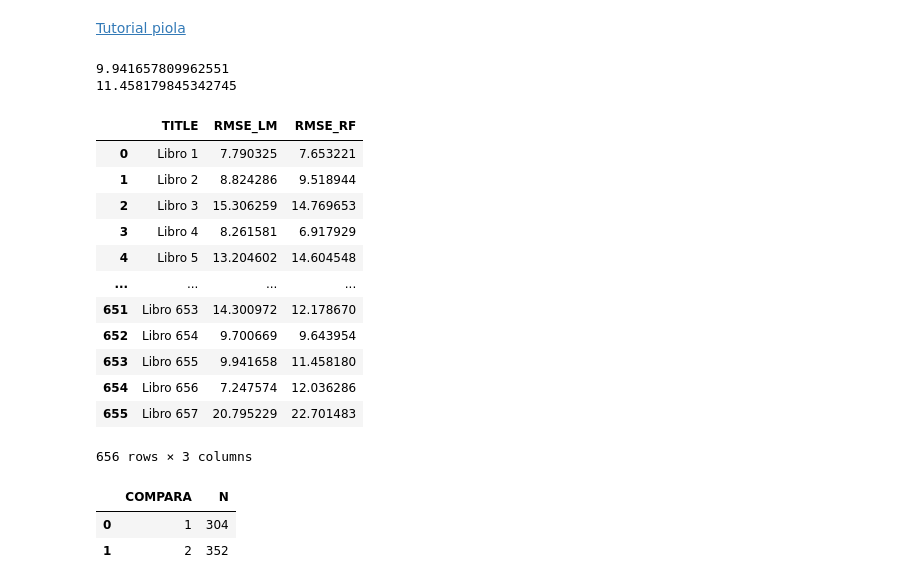
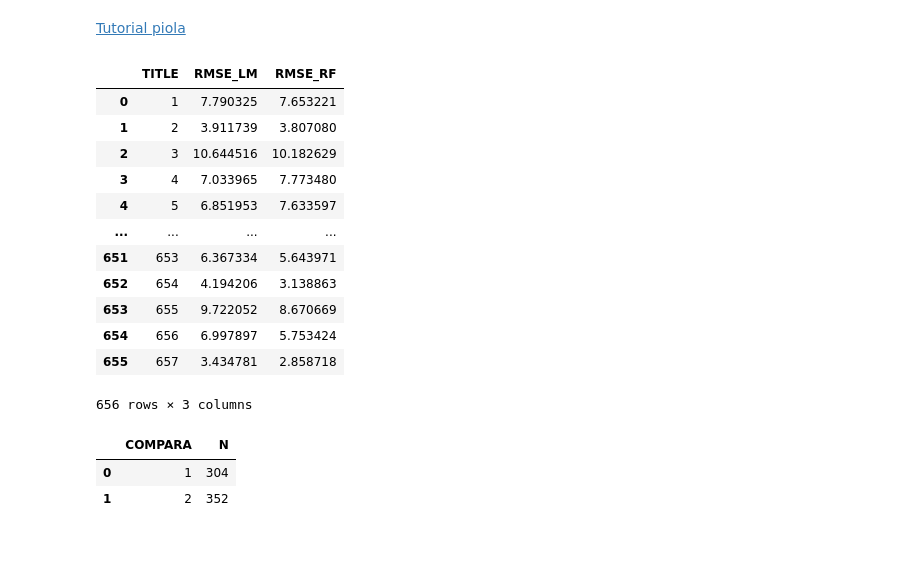
Before and after one commit to hghernandez/MachineLearning, a Jupyter notebook: python/ForecastPenguin/Forecast Penguim Random House.ipynb, the cells around one changed output. Saved outputs shown, nothing was run; the diff lists cells and outputs as text; code cells hidden in the pictures; blank space fills up the shorter version.

```diff
--- a/python/ForecastPenguin/Forecast Penguim Random House.ipynb
+++ b/python/ForecastPenguin/Forecast Penguim Random House.ipynb
@@ -208,6 +208,12 @@ rmse
 #Agrego un indice "Time" que es una secuencia de numeros de 1 a n por TITLE (Libro)
 
 st_libros['Time']= st_libros.groupby('TITLE').cumcount()
+
+#Agrego un libro numerico para evitar poder ordenar
+
+st_libros['Libro_num'] = st_libros.TITLE.str.extract('(\d+)')
+
+st_libros['Libro_num'] = st_libros['Libro_num'].astype(int)
 # %%
 #Creo listas para guardar los datos de entrenamiento y de test
 
@@ -217,17 +223,20 @@ y_train_list = []
 y_test_list = []
 
 #Creo un indice con la cantidad de libros
-libros = st_libros['TITLE'].unique()
-
+libros = st_libros['Libro_num'].unique()
+libros.sort()
 
 #Armo el loop
-for i in range(0,len(st_libros['TITLE'].unique())):
+for i in range(0,len(libros)):
     X_train,X_test,y_train,y_test = train_test_split(
-    st_libros[st_libros['TITLE'] == libros[i]].drop(['TITLE','Fecha','Cantidad'],axis=1),
-    st_libros.loc[st_libros['TITLE'] == libros[i],"Cantidad"],
+    st_libros[st_libros['Libro_num'] == libros[i]].drop(['TITLE','Fecha','Cantidad'],axis=1),
+    st_libros.loc[st_libros['Libro_num'] == libros[i],"Cantidad"],
     random_state = 123)
     #Agrego los valores
     X_train_list.append(X_train)
     X_test_list.append(X_test)
     y_train_list.append(y_train)
     y_test_list.append(y_test)
+
+print(X_train_list[1])
+print(y_train_list[1])
@@ -244,7 +271,7 @@ modelRF= {}
 model_fit_lm = []
 model_fit_rf = []
 
-for i in range(0,len(st_libros['TITLE'].unique())):
+for i in range(0,len(libros)):
     lm = linear_model.LinearRegression() #Importante generar una instancia del modelo en cada bucle
     modelLM[i] = lm
     mf = modelLM[i].fit(X_train_list[i],y_train_list[i])
@@ -277,33 +304,27 @@ for i in range(0,len(st_libros['TITLE'].unique())):
     rmse_list_lm.append(error_lm)
     error_rf = sqrt(mean_squared_error(y_test_list[i], predicciones_rf[i], squared=False))
     rmse_list_rf.append(error_rf)
-# %%
-print(rmse_list_lm[653])
-print(rmse_list_rf[653])
-# %% [output]
-9.941657809962551
-11.458179845342745
 # %%
 #Creo un data frame con los RMSE de los modelos
 
 df_errores = pd.DataFrame()
-df_errores['TITLE'] = df['TITLE'].unique()
+df_errores['TITLE'] = libros
 df_errores['RMSE_LM'] = pd.Series(rmse_list_lm)
 df_errores['RMSE_RF'] = pd.Series(rmse_list_rf)
 df_errores
 # %% [output]
 |  | TITLE | RMSE_LM | RMSE_RF |
-| 0 | Libro 1 | 7.790325 | 7.653221 |
-| 1 | Libro 2 | 8.824286 | 9.518944 |
-| 2 | Libro 3 | 15.306259 | 14.769653 |
-| 3 | Libro 4 | 8.261581 | 6.917929 |
-| 4 | Libro 5 | 13.204602 | 14.604548 |
+| 0 | 1 | 7.790325 | 7.653221 |
+| 1 | 2 | 3.911739 | 3.807080 |
+| 2 | 3 | 10.644516 | 10.182629 |
+| 3 | 4 | 7.033965 | 7.773480 |
+| 4 | 5 | 6.851953 | 7.633597 |
 | ... | ... | ... | ... |
-| 651 | Libro 653 | 14.300972 | 12.178670 |
-| 652 | Libro 654 | 9.700669 | 9.643954 |
-| 653 | Libro 655 | 9.941658 | 11.458180 |
-| 654 | Libro 656 | 7.247574 | 12.036286 |
-| 655 | Libro 657 | 20.795229 | 22.701483 |
+| 651 | 653 | 6.367334 | 5.643971 |
+| 652 | 654 | 4.194206 | 3.138863 |
+| 653 | 655 | 9.722052 | 8.670669 |
+| 654 | 656 | 6.997897 | 5.753424 |
+| 655 | 657 | 3.434781 | 2.858718 |
 656 rows × 3 columns
 # %%
 df_errores['COMPARA']= np.where(df_errores['RMSE_LM'] < df_errores['RMSE_RF'],1,2)
```
Also changed, not shown: parts of 3 cells of this notebook, 1 other file.
